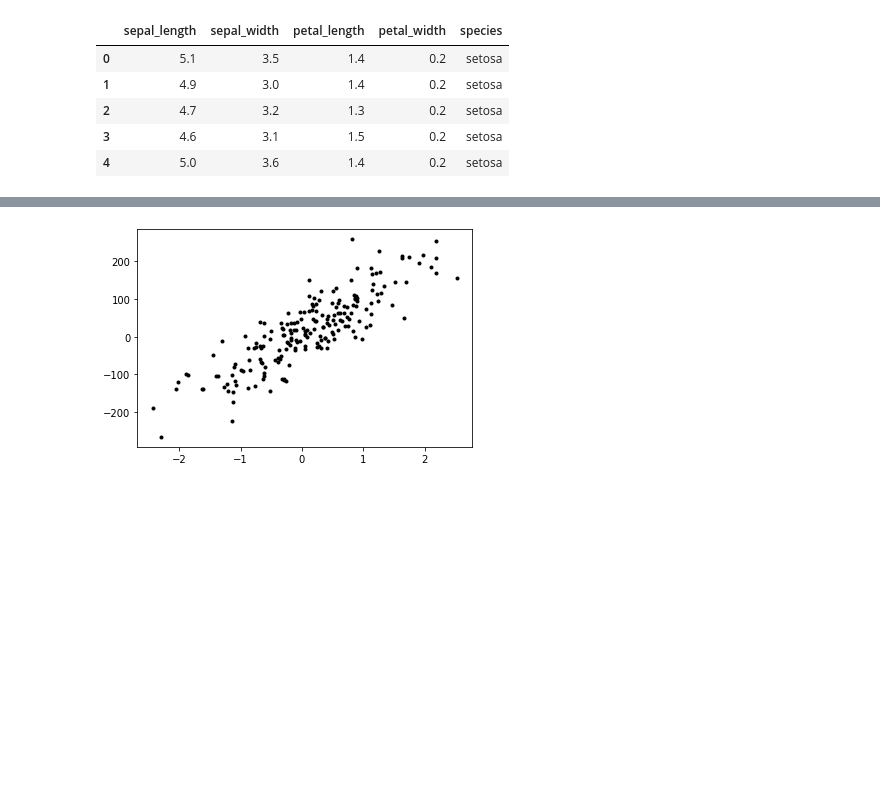
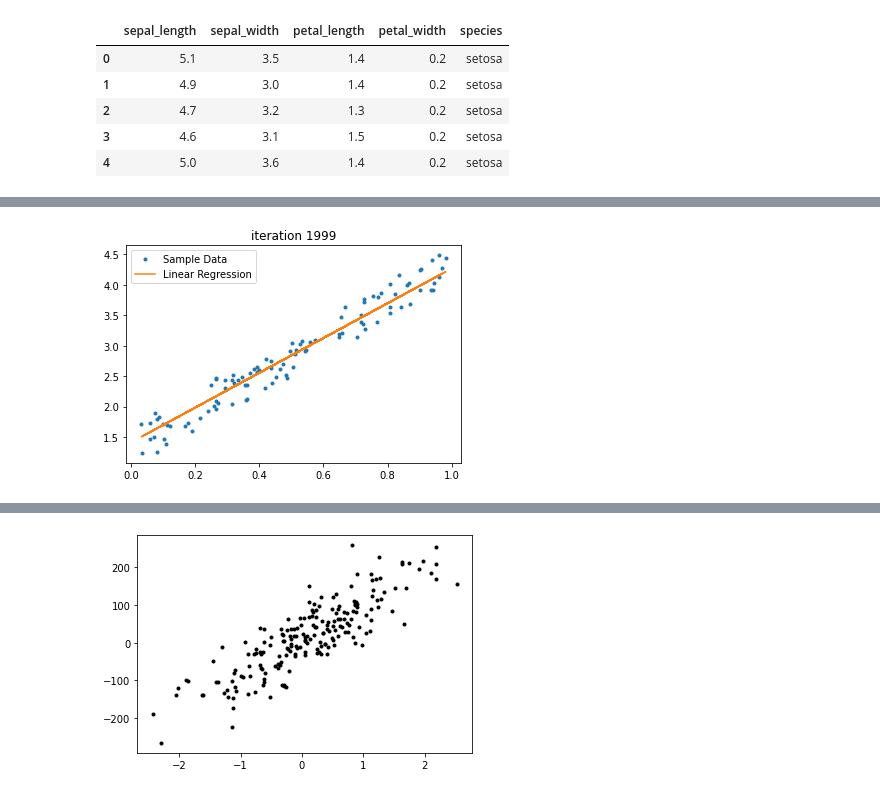
Before and after one commit to gkgustn/1901286-, a Jupyter notebook: 하현수7강8강.ipynb, the cells around one changed output, grey strips where cells are left out. Cells and saved outputs as stored; diff of their text form; code cells hidden in the pictures; blank space fills up the shorter version.

```diff
--- a/하현수7강8강.ipynb
+++ b/하현수7강8강.ipynb
@@ -88,3 +110,10 @@ for it in range(2000):
+# %%
+plt.plot(x,y, '.',x, a*x+b)
+plt.legend(labels=('Sample Data', 'Linear Regression'))
+plt.title('iteration %d' %it)
+plt.show()
+# %% [output]
+[figure, added]
 # %%
 a
 # %% [output]
```
Also changed, not shown: parts of 45 cells of this notebook.
